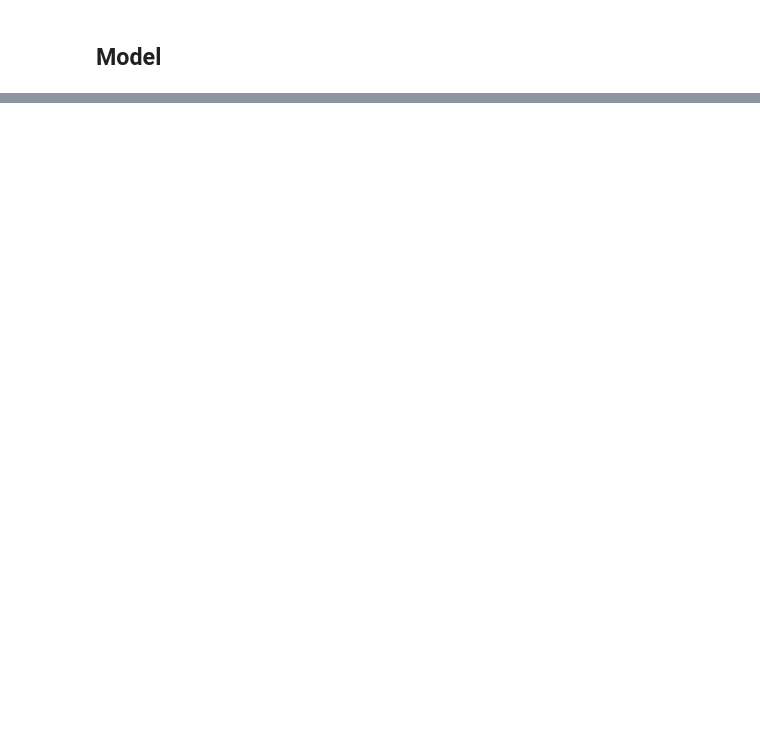
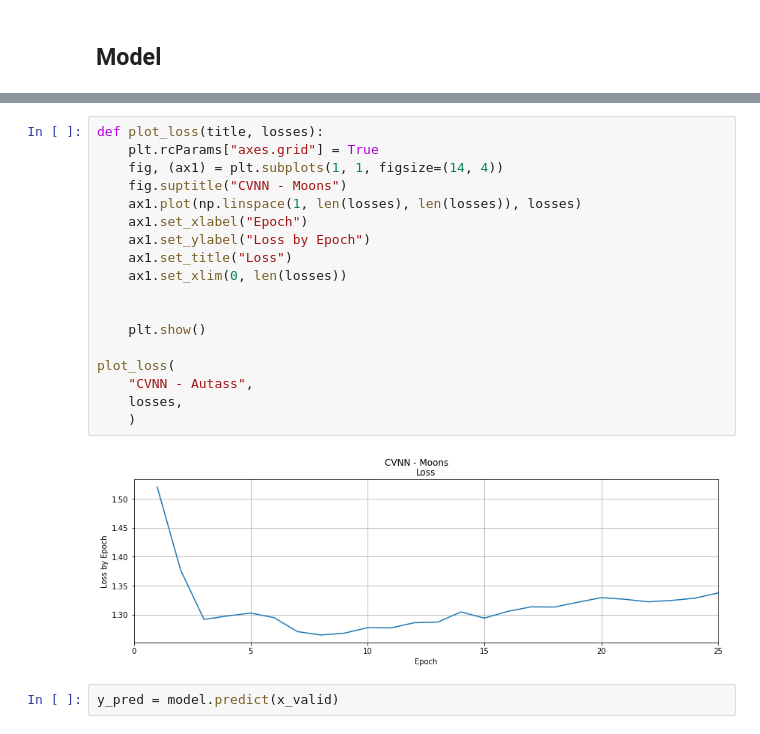
Before and after one commit to antonpf/mlmvn, a Jupyter notebook: nbs/examples/autass/00_autass.ipynb, the cells around one changed output, grey strips where cells are left out. Saved outputs shown, nothing was run; the diff lists cells and outputs as text; blank space fills up the shorter version.

Commit message:
autass bugs

```diff
--- a/nbs/examples/autass/00_autass.ipynb
+++ b/nbs/examples/autass/00_autass.ipynb
@@ -146,0 +288,22 @@ class Model(nn.Module):
+# %%
+def plot_loss(title, losses):
+    plt.rcParams["axes.grid"] = True
+    fig, (ax1) = plt.subplots(1, 1, figsize=(14, 4))
+    fig.suptitle("CVNN - Moons")
+    ax1.plot(np.linspace(1, len(losses), len(losses)), losses)
+    ax1.set_xlabel("Epoch")
+    ax1.set_ylabel("Loss by Epoch")
+    ax1.set_title("Loss")
+    ax1.set_xlim(0, len(losses))
+
+
+    plt.show()
+
+plot_loss(
+    "CVNN - Autass",
+    losses,
+    )
+# %% [output]
+[figure, added]
+# %%
+y_pred = model.predict(x_valid)
```
Also changed, not shown: parts of 12 cells of this notebook, 5 other files.
